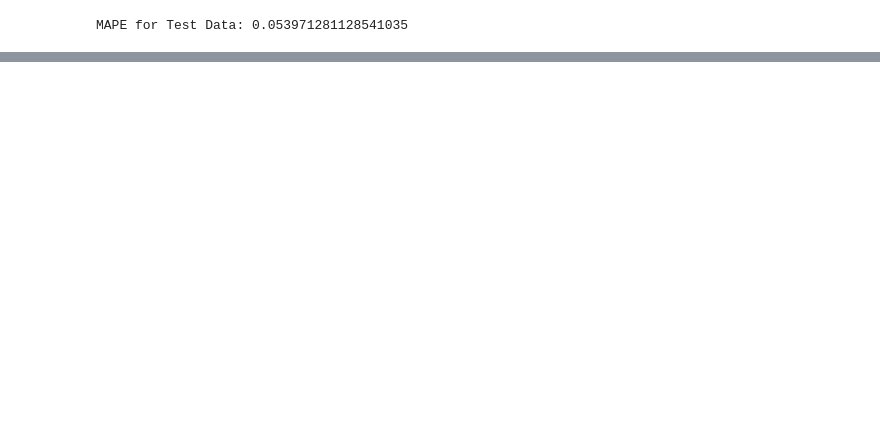
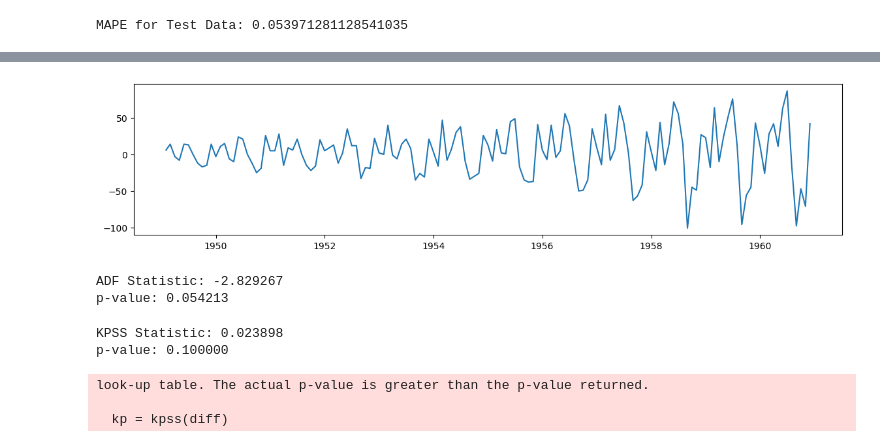
Before and after one commit to tejasonawane01-dev/first-repo, a Jupyter notebook: SC/Time Series Analysis/Practical 1/practical 1.ipynb, the cells around one changed output, grey strips where cells are left out. Cells and saved outputs as stored; diff of their text form; code cells hidden in the pictures; blank space fills up the shorter version.

```diff
--- a/SC/Time Series Analysis/Practical 1/practical 1.ipynb
+++ b/SC/Time Series Analysis/Practical 1/practical 1.ipynb
@@ -237,0 +275,18 @@ MAPE for Test Data: 0.053971281128541035
+# %%
+# Non Seasonal differencing
+
+diff = time_series_data['#Passengers'].diff().dropna()
+plt.figure(figsize=(14,3))
+plt.plot(diff)
+plt.show()
+# %% [output]
+[figure, added]
+# %%
+from statsmodels.tsa.stattools import adfuller
+result = adfuller(diff)
+
+print('ADF Statistic: %f' % result[0])
+print('p-value: %f' % result[1])
+# %% [output]
+ADF Statistic: -2.829267
+p-value: 0.054213
@@ -237,0 +295,13 @@ MAPE for Test Data: 0.053971281128541035
+# %%
+from statsmodels.tsa.stattools import kpss
+kp = kpss(diff)
+p = kp[1]
+
+print('KPSS Statistic: %f' % kp[0])
+print('p-value: %f' % p)
+# %% [output]
+KPSS Statistic: 0.023898
+p-value: 0.100000
+look-up table. The actual p-value is greater than the p-value returned.
+
+  kp = kpss(diff)
```
Also changed, not shown: parts of 7 cells of this notebook.
